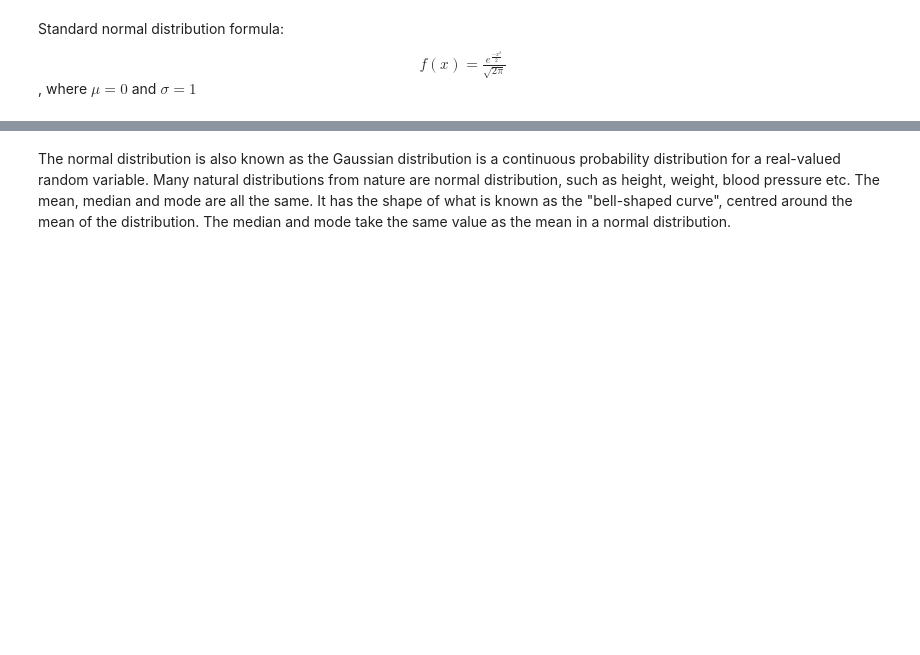
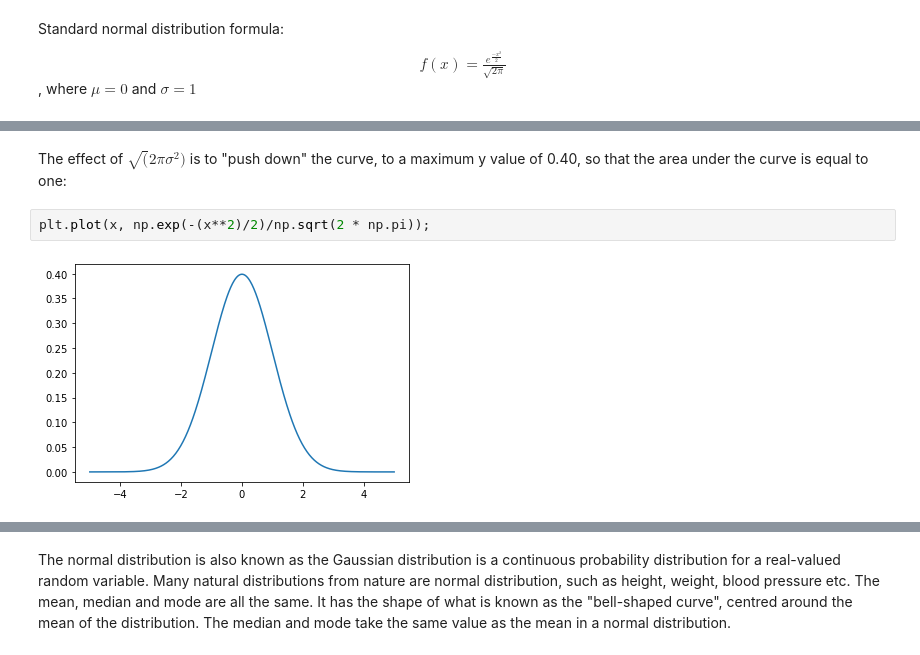
Before and after one commit to Ruairi8/FoDA-assessment, a Jupyter notebook: Normal Distribution.ipynb, the cells around one changed output, grey strips where cells are left out. Drawn from its saved outputs; the diff is of its cells as text; blank space fills up the shorter version.

```diff
--- a/Normal Distribution.ipynb
+++ b/Normal Distribution.ipynb
@@ -16,0 +27,6 @@ Standard normal distribution formula: <br><center>$f(x) = \frac{e^\frac{-x^2}{2}
+# %% [markdown]
+The effect of $\sqrt(2\pi\sigma^2)$ is to "push down" the curve, to a maximum y value of 0.40, so that the area under the curve is equal to one:
+# %%
+plt.plot(x, np.exp(-(x**2)/2)/np.sqrt(2 * np.pi));
+# %% [output]
+[figure, added]
```
Also changed, not shown: parts of 7 cells of this notebook, 1 other file.
